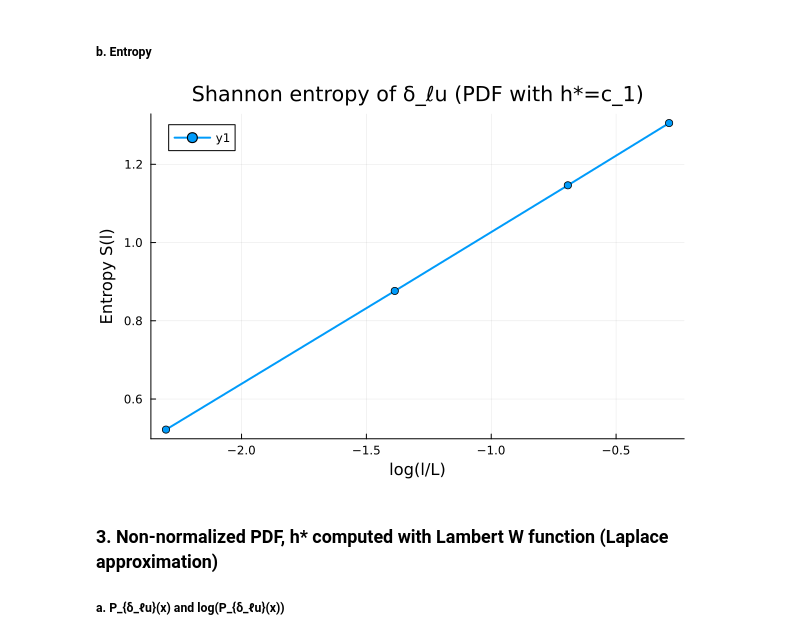
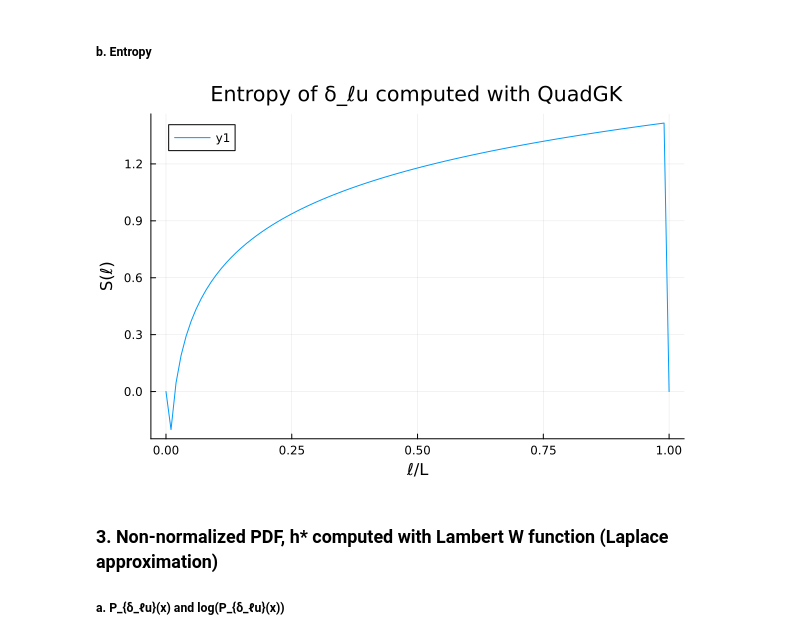
Before and after one commit to pleflohic/turbulence-velocity-increments, a Jupyter notebook: notebooks/non_normalized.ipynb, the cells around one changed output. Cells and saved outputs as stored; diff of their text form; code cells hidden in the pictures.

Commit message:
entropie 2

```diff
--- a/notebooks/non_normalized.ipynb
+++ b/notebooks/non_normalized.ipynb
@@ -128,15 +128,15 @@ display(p1)
 # %% [markdown]
 ##### b. Entropy
 # %%
-function safe_integrand_entropy(l,x)
-    p = compute_P_δlu_of_x(l, x)
+function safe_integrand_entropy(p_function,l,x)
+    p = p_function(l, x)
     val = -p * log(p)
     return isfinite(val) ? val : 0.0
 end
 
-function compute_entropy_for_l(l)
+function compute_entropy_for_l(p_function,l)
     entropy, err = quadgk(
-        x -> safe_integrand_entropy(l,x),
+        x -> safe_integrand_entropy(p_function,l,x),
         -Inf, Inf;
     )
     return entropy
@@ -247,49 +247,23 @@ display(p1)
 # %% [markdown]
 ##### b. Entropy
 # %%
-Entropy = Float64[]
+# Define l values
+l_values = 0.0:0.01*L:L
 
-# x-grid (must be sufficiently large)
-x_min = -20.0
-x_max = 20.0
-dx = 0.01
-x_vals = x_min:dx:x_max
+# Create the plot for S(l)
+p1 = plot(title = "Entropy of δ_ℓu computed with QuadGK",
+          xlabel = "ℓ/L",
+          ylabel = "S(ℓ)",
+          lw = 2)
 
-l_values = [0.10*L, 0.25*L, 0.5*L, 0.75*L]
+# Loop over each l and compute the entropies
+S_values = [compute_entropy_for_l(compute_P_δlu_of_x_Laplace,l) for l in l_values]
 
-for l in l_values
-
-    # 1) Compute PDF values from your function
-    P_vals = [compute_P_δlu_of_x_Laplace(l, x) for x in x_vals]
-
-    # println("l/L = 1 → ∫P dx = ", sum(P_vals)*dx)
-
-    # 2) Numerical normalization
-    norm = sum(P_vals) * dx
-    P_vals .= P_vals ./ norm
-
-    # 3) Shannon entropy: S(l) = -∫ P log P dx
-    S_l = -sum(
-        P * log(P) * dx
-        for P in P_vals if P > 0
-        init = 0.0
-    )
-
-    push!(Entropy, S_l)
-end
+# Plot
+plot!(p1, l_values/L, S_values)
+display(p1)
+# %% [output]
+[figure, added]
-# %%
-pS = plot(
-    log.(l_values ./ L),
-    Entropy,
-    marker=:circle,
-    lw=2,
-    xlabel="log(l/L)",
-    ylabel="Entropy S(l)",
-    title="Shannon entropy of δ_ℓu (PDF with h*=c_1)"
-)
-display(pS)
-# %% [output]
-[figure, removed]
 # %% [markdown]
 ### 3. Non-normalized PDF, h* computed with Lambert W function (Laplace approximation)
 
```
Also changed, not shown: parts of 4 cells of this notebook.
